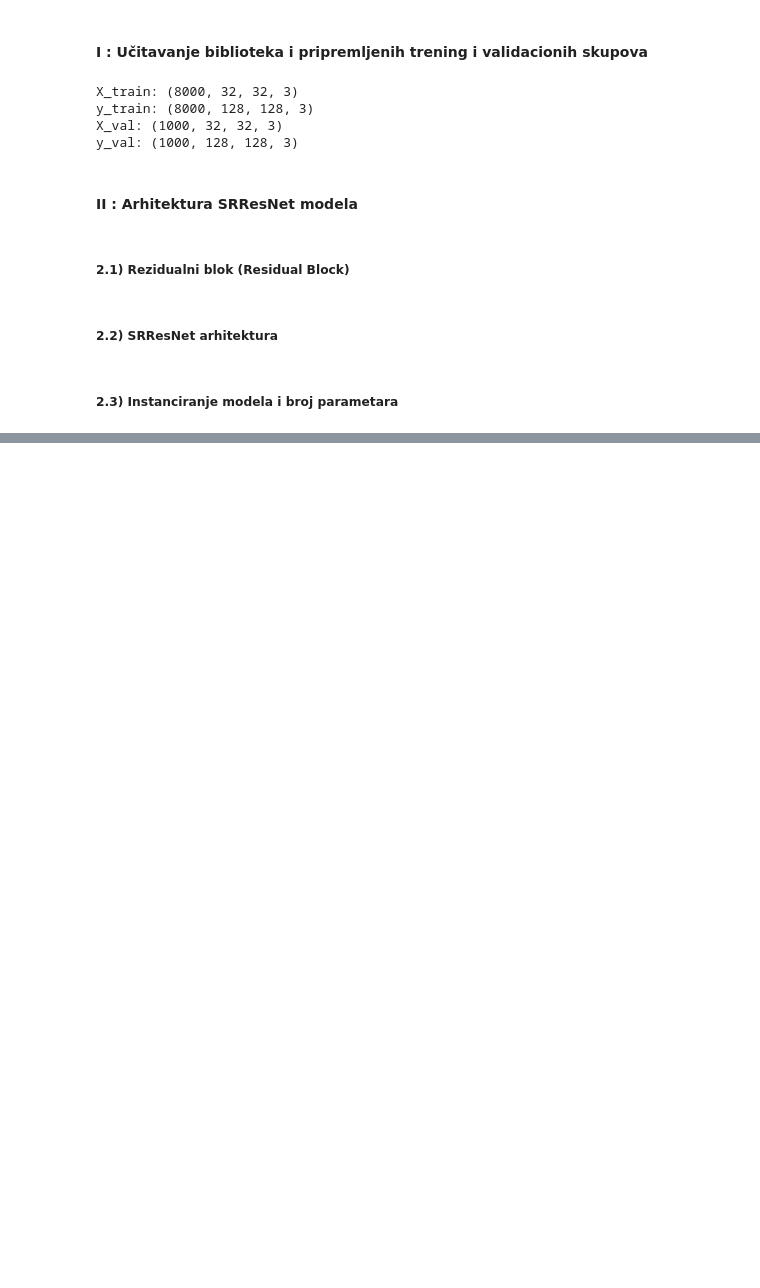
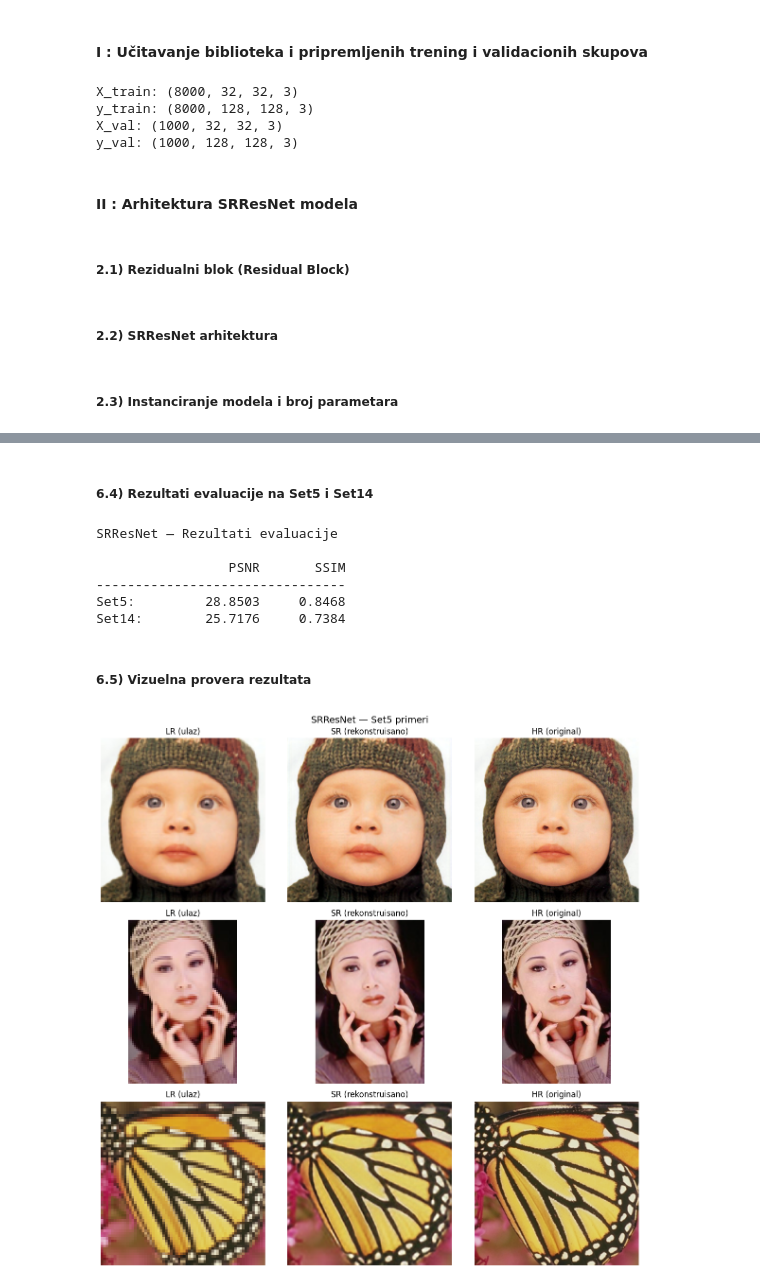
Before and after one commit to NatalijaLazic/Rekonstrukcija-i-super-rezolucija-istorijskih-slika, a Jupyter notebook: notebooks/04_SRResNet.ipynb, the cells around one changed output, grey strips where cells are left out. Drawn from its saved outputs; the diff is of its cells as text; code cells hidden in the pictures; blank space fills up the shorter version.

```diff
--- a/notebooks/04_SRResNet.ipynb
+++ b/notebooks/04_SRResNet.ipynb
@@ -63,0 +296,57 @@ class ResidualBlock(nn.Module):
+# %% [markdown]
+##### 6.4) Rezultati evaluacije na Set5 i Set14
+# %%
+set5_psnr, set5_ssim = evaluate_on_set(model, X_test_set5, y_test_set5, device)
+set14_psnr, set14_ssim = evaluate_on_set(model, X_test_set14, y_test_set14, device)
+
+print("SRResNet — Rezultati evaluacije\n")
+print(f"{'':10} {'PSNR':>10} {'SSIM':>10}")
+print("-" * 32)
+print(f"{'Set5:':10} {set5_psnr:>10.4f} {set5_ssim:>10.4f}")
+print(f"{'Set14:':10} {set14_psnr:>10.4f} {set14_ssim:>10.4f}")
+# %% [output]
+SRResNet — Rezultati evaluacije
+
+                 PSNR       SSIM
+--------------------------------
+Set5:         28.8503     0.8468
+Set14:        25.7176     0.7384
+# %% [markdown]
+##### 6.5) Vizuelna provera rezultata
+# %%
+def show_lr_sr_hr(model, X_list, y_list, device, num_examples=3, title=""):
+    indices = random.sample(range(len(X_list)), num_examples)
+
+    fig, axes = plt.subplots(num_examples, 3, figsize=(12, 4 * num_examples))
+    fig.suptitle(title, fontsize=14)
+
+    model.eval()
+    with torch.no_grad():
+        for i, idx in enumerate(indices):
+            lr_img = X_list[idx]
+            hr_img = y_list[idx]
+
+            lr_tensor = torch.from_numpy(lr_img).permute(2, 0, 1).float().unsqueeze(0).to(device)
+            sr_tensor = model(lr_tensor)
+            sr_img = sr_tensor.squeeze(0).permute(1, 2, 0).cpu().numpy()
+            sr_img = np.clip(sr_img, 0, 1)
+
+            axes[i, 0].imshow(lr_img)
+            axes[i, 0].set_title("LR (ulaz)")
+            axes[i, 0].axis("off")
+
+            axes[i, 1].imshow(sr_img)
+            axes[i, 1].set_title("SR (rekonstruisano)")
+            axes[i, 1].axis("off")
+
+            axes[i, 2].imshow(hr_img)
+            axes[i, 2].set_title("HR (original)")
+            axes[i, 2].axis("off")
+
+    plt.tight_layout()
+    plt.show()
+
+
+show_lr_sr_hr(model, X_test_set5, y_test_set5, device, num_examples=3, title="SRResNet — Set5 primeri")
+# %% [output]
+[figure, added]
```
Also changed, not shown: parts of 19 cells of this notebook, 1 other file.
